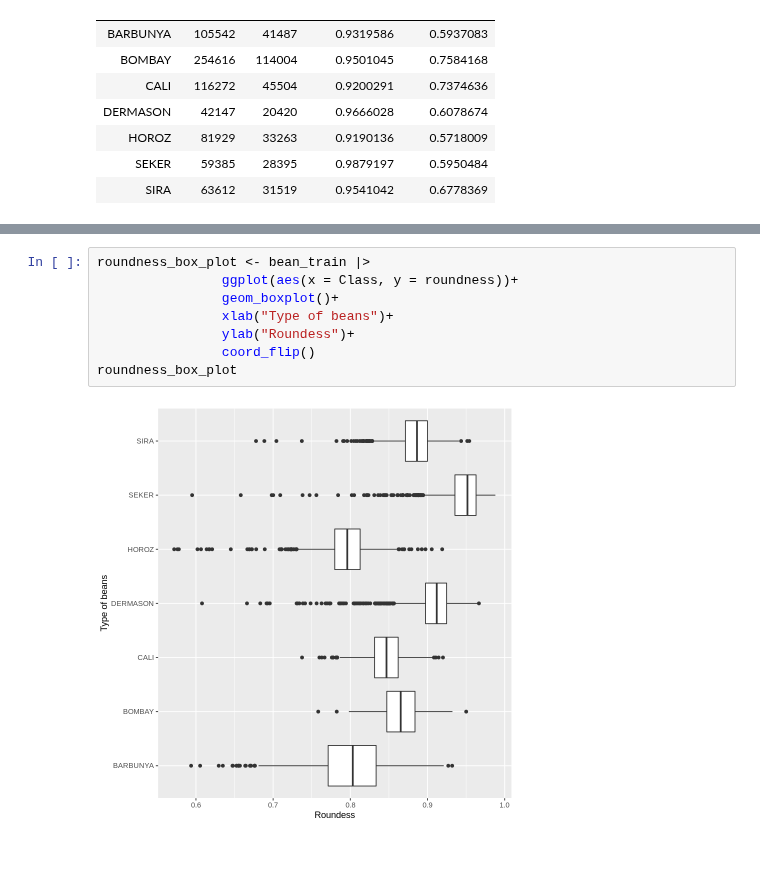
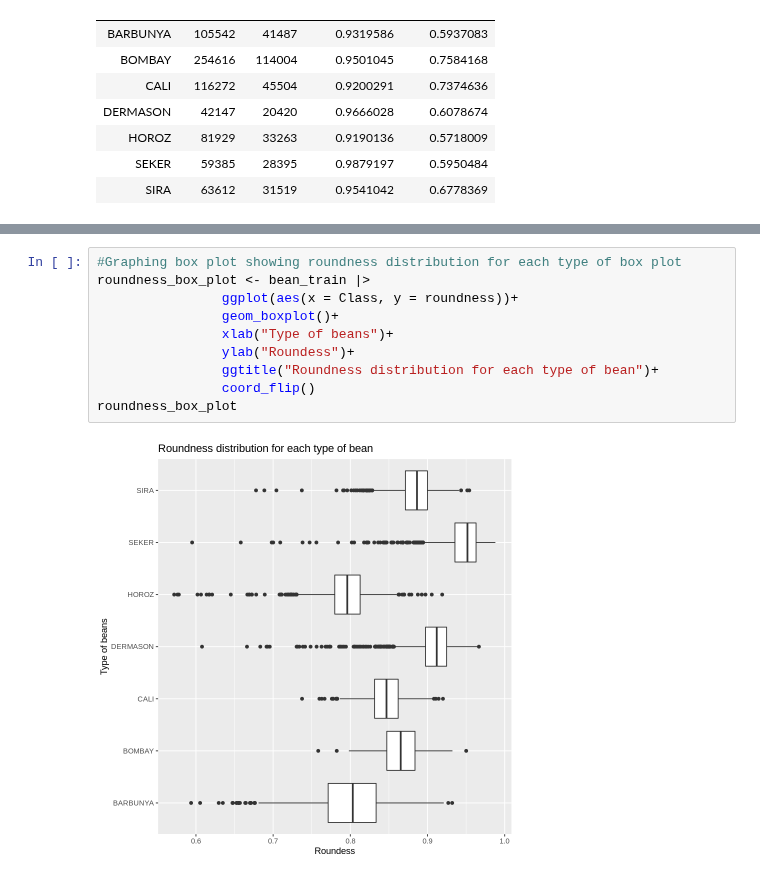
Before and after one commit to emeraldnqa/Bean-Type-Classfiifcation, a Jupyter notebook: proposal code.ipynb, the cells around one changed output, grey strips where cells are left out. Drawn from its saved outputs; the diff is of its cells as text.

Commit message:
Box plot observations, move cells

```diff
--- a/proposal code.ipynb
+++ b/proposal code.ipynb
@@ -258,10 +210,12 @@ area_box_plot
 # %%
+#Graphing box plot showing roundness distribution for each type of box plot
 roundness_box_plot <- bean_train |>
                 ggplot(aes(x = Class, y = roundness))+
                 geom_boxplot()+
                 xlab("Type of beans")+
                 ylab("Roundess")+
+                ggtitle("Roundness distribution for each type of bean")+
                 coord_flip()
 roundness_box_plot
 # %% [output]
-[figure, old version]
+[figure, new version]
```
Also changed, not shown: parts of 14 cells of this notebook.
